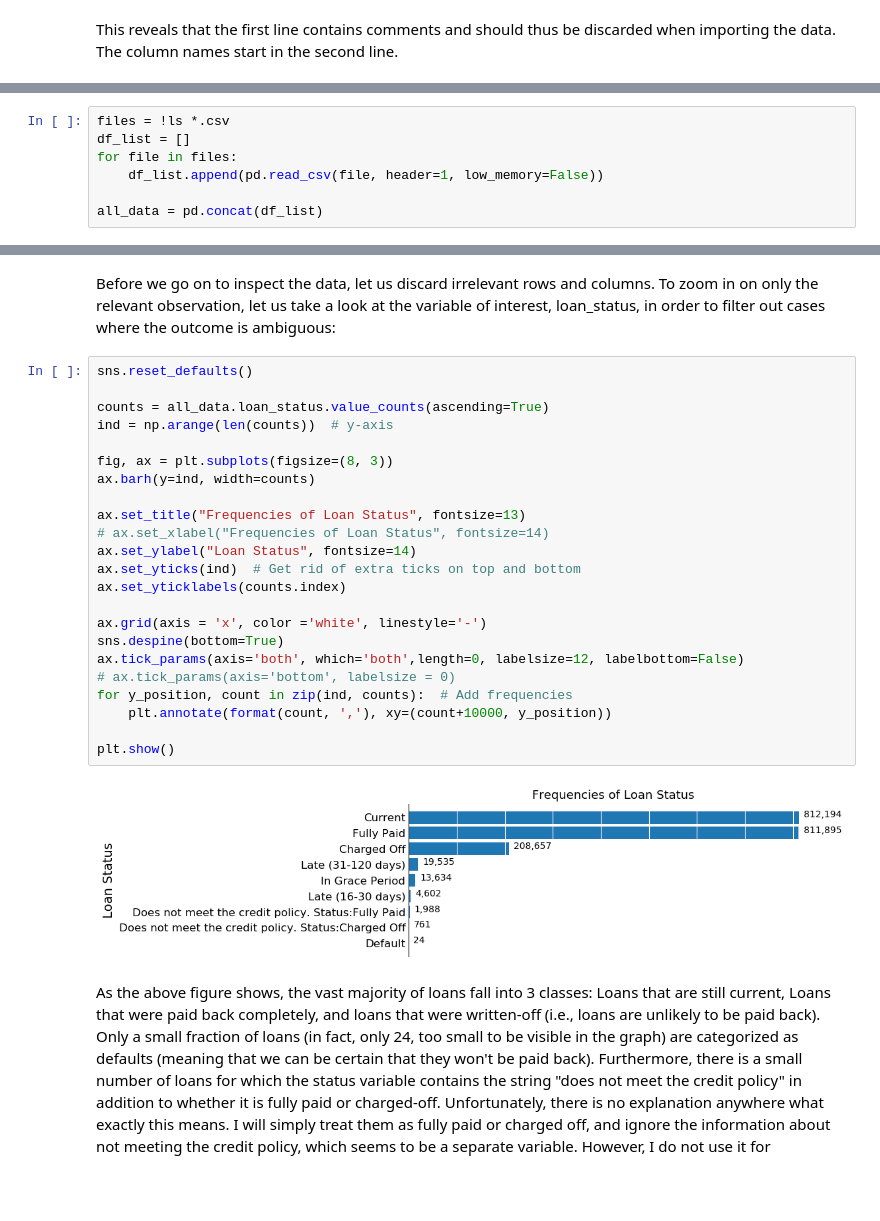
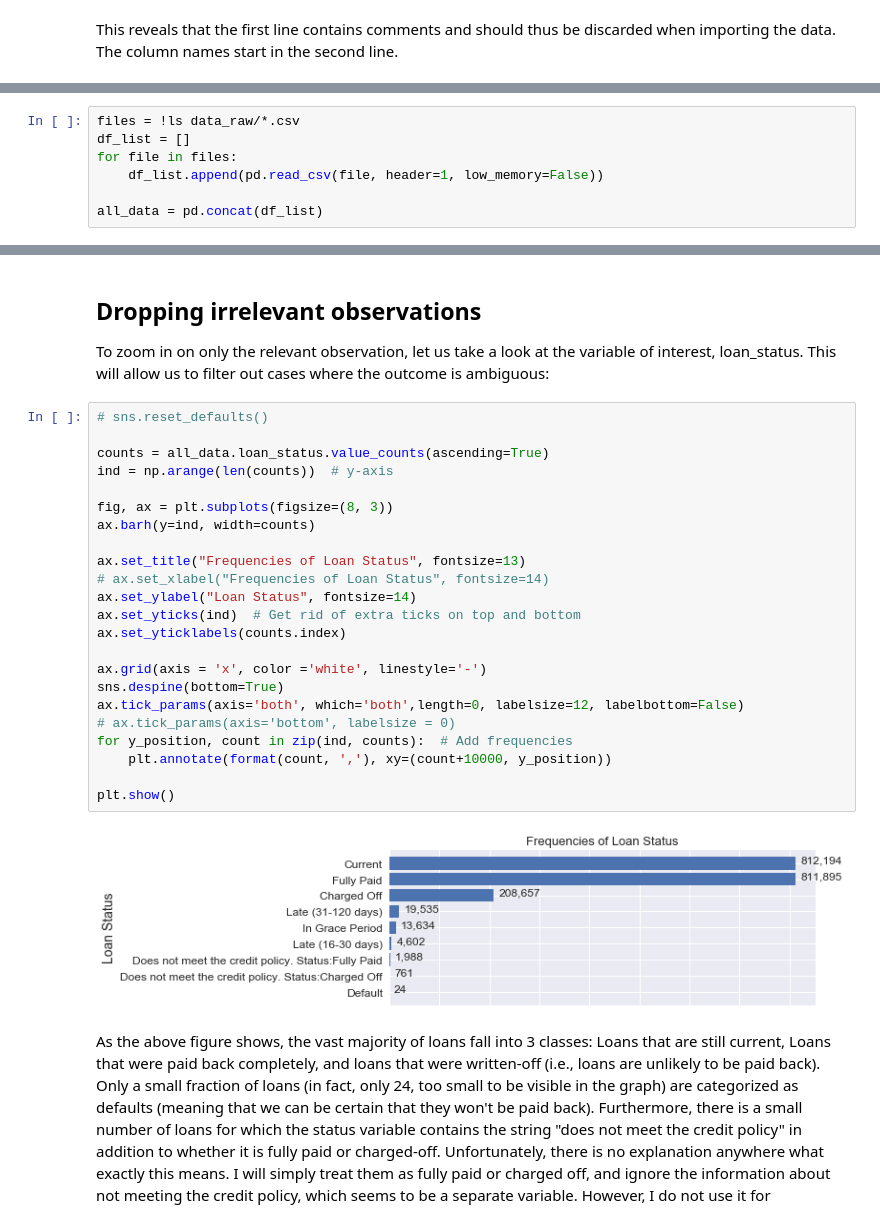
Before and after one commit to tloeber/Springboard, a Jupyter notebook: lending_club_1.ipynb, the cells around one changed output, grey strips where cells are left out. Drawn from its saved outputs; the diff is of its cells as text; blank space fills up the shorter version.

```diff
--- a/lending_club_1.ipynb
+++ b/lending_club_1.ipynb
@@ -56,5 +56,5 @@ This reveals that the first line contains comments and should thus be discarded
 # %%
-files = !ls *.csv
+files = !ls data_raw/*.csv
 df_list = []
 for file in files:
     df_list.append(pd.read_csv(file, header=1, low_memory=False))
@@ -65,31 +74,31 @@ all_data = pd.concat(df_list)
 # %% [markdown]
-
-Before we go on to inspect the data, let us discard irrelevant rows and columns. To zoom in on only the relevant observation, let us take a look at the variable of interest, loan_status, in order to filter out cases where the outcome is ambiguous:
+## Dropping irrelevant observations
+To zoom in on only the relevant observation, let us take a look at the variable of interest, loan_status. This will allow us to filter out cases where the outcome is ambiguous:
 # %%
-sns.reset_defaults()
+# sns.reset_defaults()
 
 counts = all_data.loan_status.value_counts(ascending=True)
 ind = np.arange(len(counts))  # y-axis
 
 fig, ax = plt.subplots(figsize=(8, 3))
 ax.barh(y=ind, width=counts)
 
 ax.set_title("Frequencies of Loan Status", fontsize=13)
 # ax.set_xlabel("Frequencies of Loan Status", fontsize=14)
 ax.set_ylabel("Loan Status", fontsize=14)
 ax.set_yticks(ind)  # Get rid of extra ticks on top and bottom
 ax.set_yticklabels(counts.index)
 
 ax.grid(axis = 'x', color ='white', linestyle='-')
 sns.despine(bottom=True)
 ax.tick_params(axis='both', which='both',length=0, labelsize=12, labelbottom=False)
 # ax.tick_params(axis='bottom', labelsize = 0)
 for y_position, count in zip(ind, counts):  # Add frequencies
     plt.annotate(format(count, ','), xy=(count+10000, y_position))
 
 plt.show()
 # %% [output]
-[figure, old version]
+[figure, new version]
 # %% [markdown]
 As the above figure shows, the vast majority of loans fall into 3 classes: Loans that are still current, Loans that were paid back completely, and loans that were written-off (i.e., loans are unlikely to be paid back). Only a small fraction of loans (in fact, only 24, too small to be visible in the graph) are categorized as defaults (meaning that we can be certain that they won't be paid back). Furthermore, there is a small number of loans for which the status variable contains the string "does not meet the credit policy" in addition to whether it is fully paid or charged-off. Unfortunately, there is no explanation anywhere what exactly this means. I will simply treat them as fully paid or charged off, and ignore the information about not meeting the credit policy, which seems to be a separate variable. However, I do not use it for prediction, because it is likely that this information only became available after the loan was issued (since presumably the loan would not have been issued if it had been known at the time that the borrower did not meet the credit policy).
 
```
Also changed, not shown: parts of 37 cells of this notebook.
